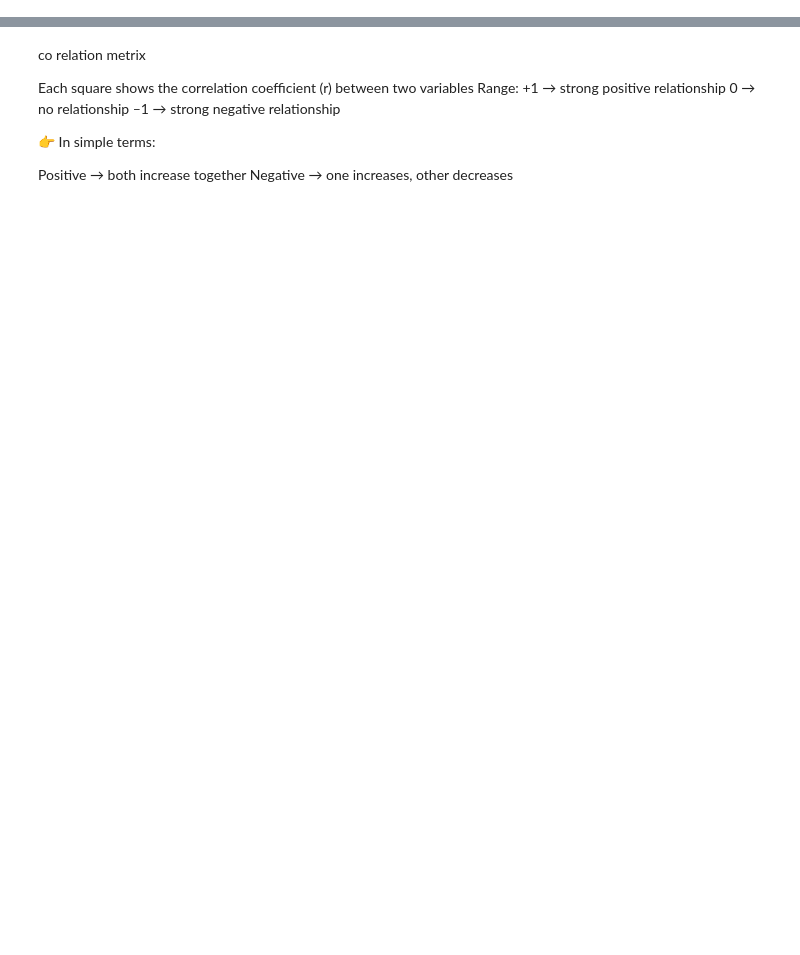
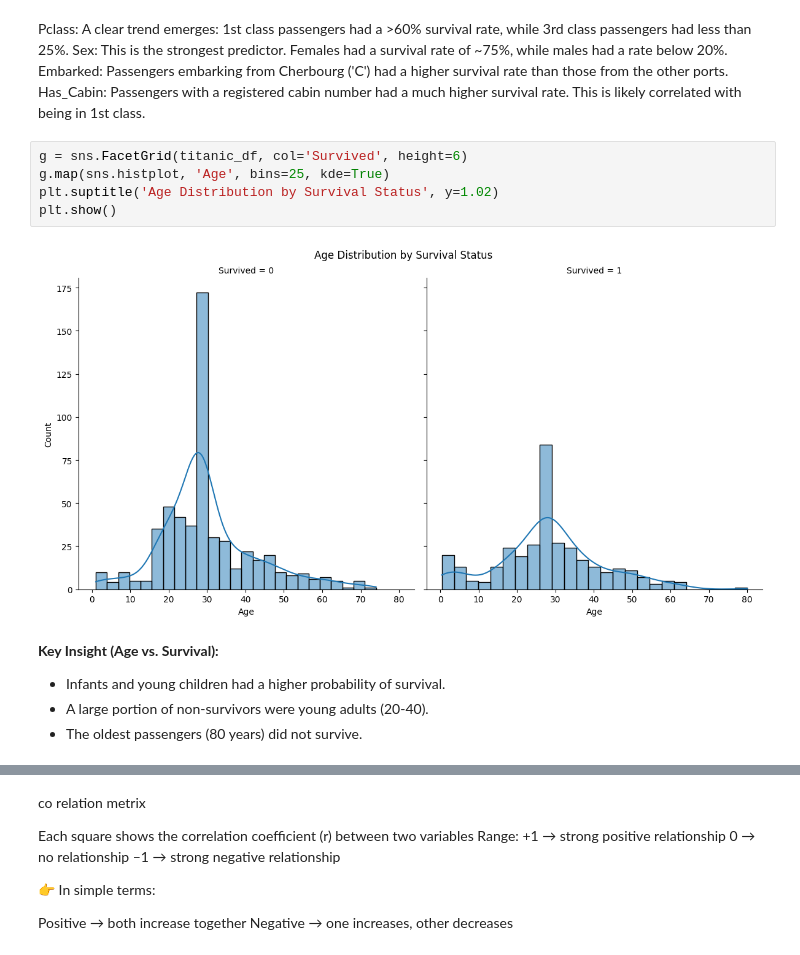
Before and after one commit to Madhura-55/EDA-Titanic-Dataset, a Jupyter notebook: eda_titanic.ipynb, the cells around one changed output, grey strips where cells are left out. Drawn from its saved outputs; the diff is of its cells as text; blank space fills up the shorter version.

```diff
--- a/eda_titanic.ipynb
+++ b/eda_titanic.ipynb
@@ -29,0 +243,17 @@ titanic_df.head()
+# %% [markdown]
+Pclass: A clear trend emerges: 1st class passengers had a >60% survival rate, while 3rd class passengers had less than 25%.
+Sex: This is the strongest predictor. Females had a survival rate of ~75%, while males had a rate below 20%.
+Embarked: Passengers embarking from Cherbourg ('C') had a higher survival rate than those from the other ports.
+Has_Cabin: Passengers with a registered cabin number had a much higher survival rate. This is likely correlated with being in 1st class.
+# %%
+g = sns.FacetGrid(titanic_df, col='Survived', height=6)
+g.map(sns.histplot, 'Age', bins=25, kde=True)
+plt.suptitle('Age Distribution by Survival Status', y=1.02)
+plt.show()
+# %% [output]
+[figure, added]
+# %% [markdown]
+**Key Insight (Age vs. Survival):**
+- Infants and young children had a higher probability of survival.
+- A large portion of non-survivors were young adults (20-40).
+- The oldest passengers (80 years) did not survive.
```
Also changed, not shown: parts of 34 cells of this notebook.
